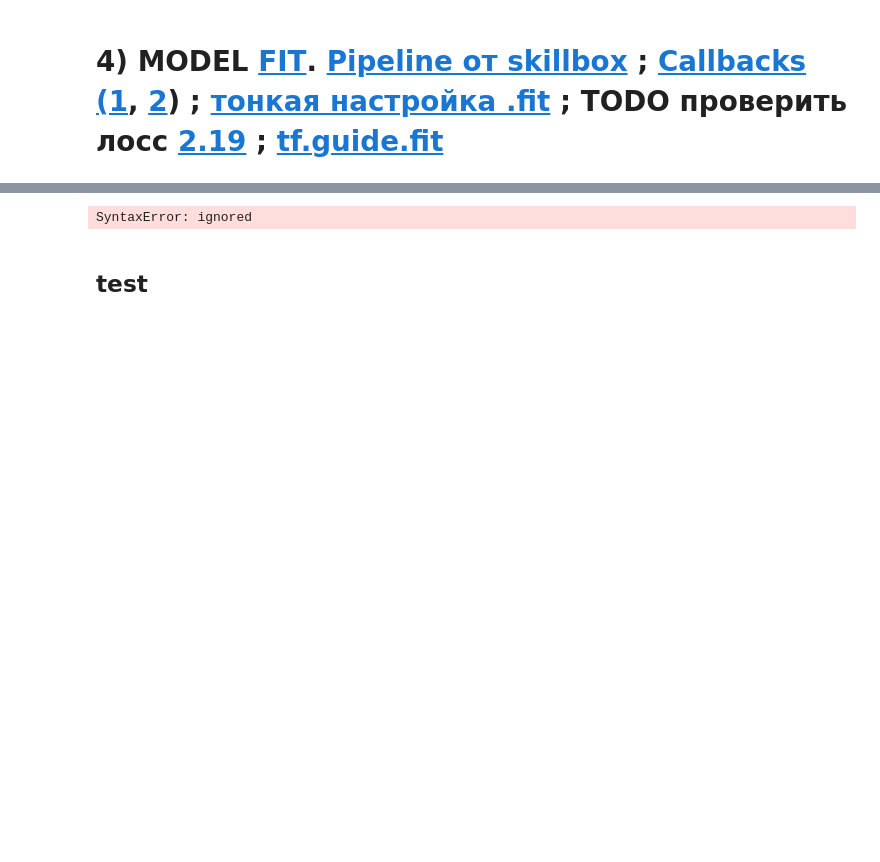
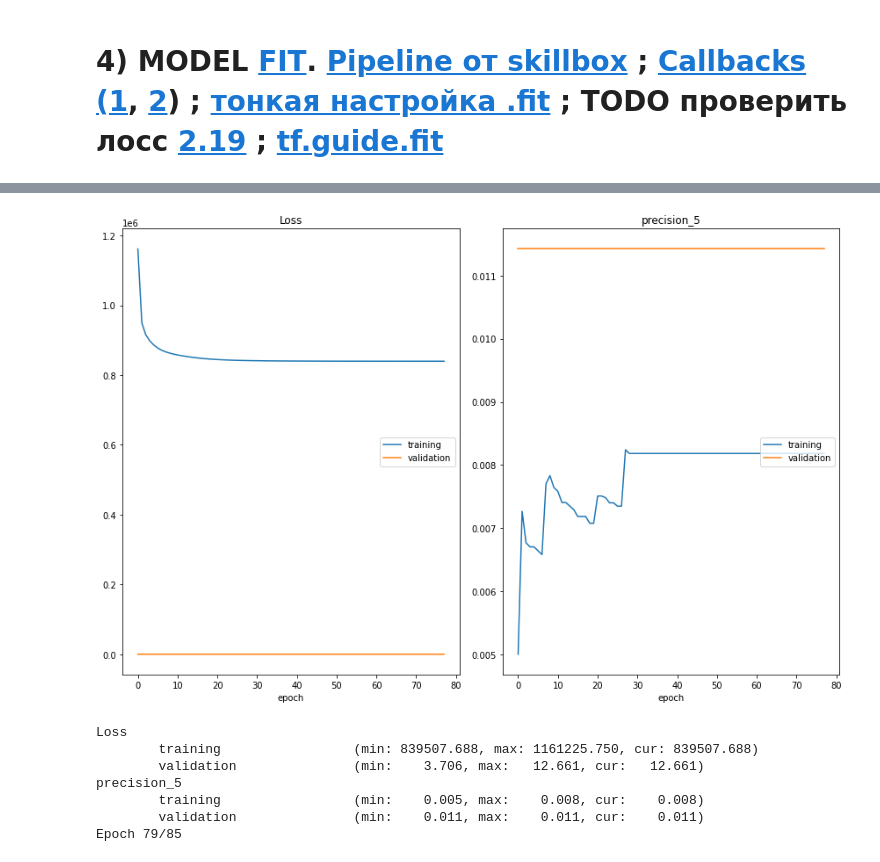
Before and after one commit to mikaelangelm/scalping, a Jupyter notebook: alpari.ipynb, the cells around one changed output, grey strips where cells are left out. Saved outputs shown, nothing was run; the diff lists cells and outputs as text; code cells hidden in the pictures; blank space fills up the shorter version.

```diff
--- a/alpari.ipynb
+++ b/alpari.ipynb
@@ -524,37 +579,41 @@ tiks.y.sort_values().hist(xrot=30, bins=9, align='mid')
 # %%
 # %pdb on
 # %%time
 _timestamp = datetime.datetime.utcnow().timestamp()
 
-model = Model(0.0001).call(2) # model_compile(lr=0.01)  # model.optimizer.lr.numpy()
+model = Model(0.001).call()
 history = model.fit(X, y,
             # validation_data = (X_test, y_test),
             validation_split=0.2,
-            batch_size=8,
-            epochs=1,
+            batch_size=65536,
+            epochs=85,
             # steps_per_epoch=1,
             # validation_steps=100,
-            # shuffle=False,              #Has no effect when steps_per_epoch is not None.
+            shuffle=False,              #Has no effect when steps_per_epoch is not None.
             callbacks=[tf.keras.callbacks.ProgbarLogger(),
                        PlotLossesCallback(),
                     #    tf.keras.callbacks.EarlyStopping(monitor=f'val_precision_{model.name.split("_")[-1]}', baseline=900, mode='min', patience=3)
                        ],
-            class_weight = {0: 70.0, 1: 35.0, 2: 3.3, 3: 1.1, 4: 70, 5: 35.0, 6: 3.5, 7: 1.0, 8: 3.2} # tiks.y.sort_values().hist(xrot=30, bins=9, align='mid')
+            class_weight = {0: 400000000, 1: 40000000, 2: 2, 3: 1.1, 4: 400000000, 5: 40000000, 6: 3, 7: 1.0, 8: 3.2} #{0: 70.0, 1: 35.0, 2: 3.3, 3: 1.1, 4: 70, 5: 35.0, 6: 3.5, 7: 1.0, 8: 3.2} # tiks.y.sort_values().hist(xrot=30, bins=9, align='mid')
             # =tf.keras.callbacks.ModelCheckpoint(path + 'model.hd5',
             #                                            monitor='precision',
             #                                            save_best_only=True,
             #                                            save_weights_only=True)
             # verbose=0,
                     )
 
-# берет элемент history c индексом 3 (метрику/лосс, чем бы он ни был) и озвучивает его последнее значение
+# берет элемент history c последним индексом (метрику/лосс, чем бы он ни был) и озвучивает его последнее значение
 Audio(tts("Model fitted. Epochs {0} During {2} minutes. Precision {1:.0f}%"
           .format(len(history.history['loss']),
-                  history.history[list(enumerate(history.history))[3][-1]][-1]*100)),
-                  np.ceil(datetime.datetime.utcnow().timestamp() - _timestamp / 60),
-      autoplay=True)
-# TG(f'Model fitted')
+                  history.history[list(enumerate(history.history))[-1][-1]][-1]*100,
+                  np.ceil(datetime.datetime.utcnow().timestamp() - _timestamp / 60))), autoplay=True)
+TG(f'Model fitted')
 # %% [output]
+[figure, added]
-SyntaxError: ignored
+Loss
+        training                 (min: 839507.688, max: 1161225.750, cur: 839507.688)
+        validation               (min:    3.706, max:   12.661, cur:   12.661)
+precision_5
+        training                 (min:    0.005, max:    0.008, cur:    0.008)
+        validation               (min:    0.011, max:    0.011, cur:    0.011)
+Epoch 79/85
-# %% [markdown]
-## test
```
Also changed, not shown: parts of 31 cells of this notebook.
